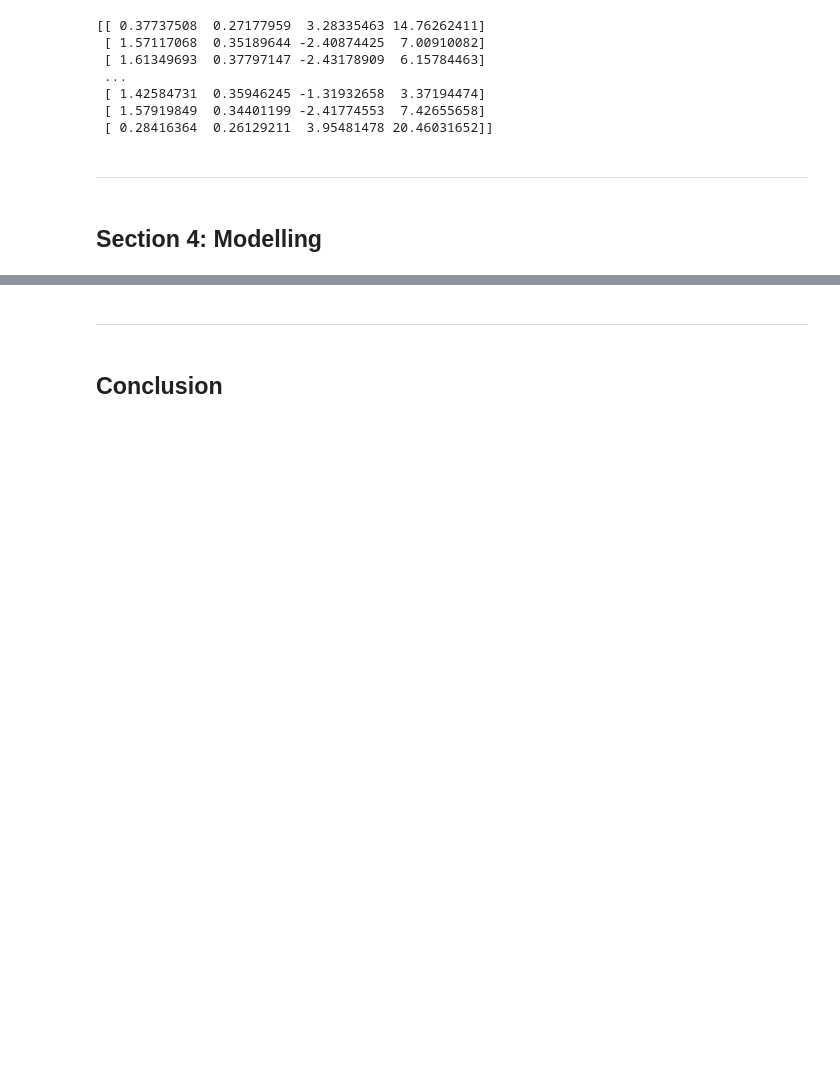
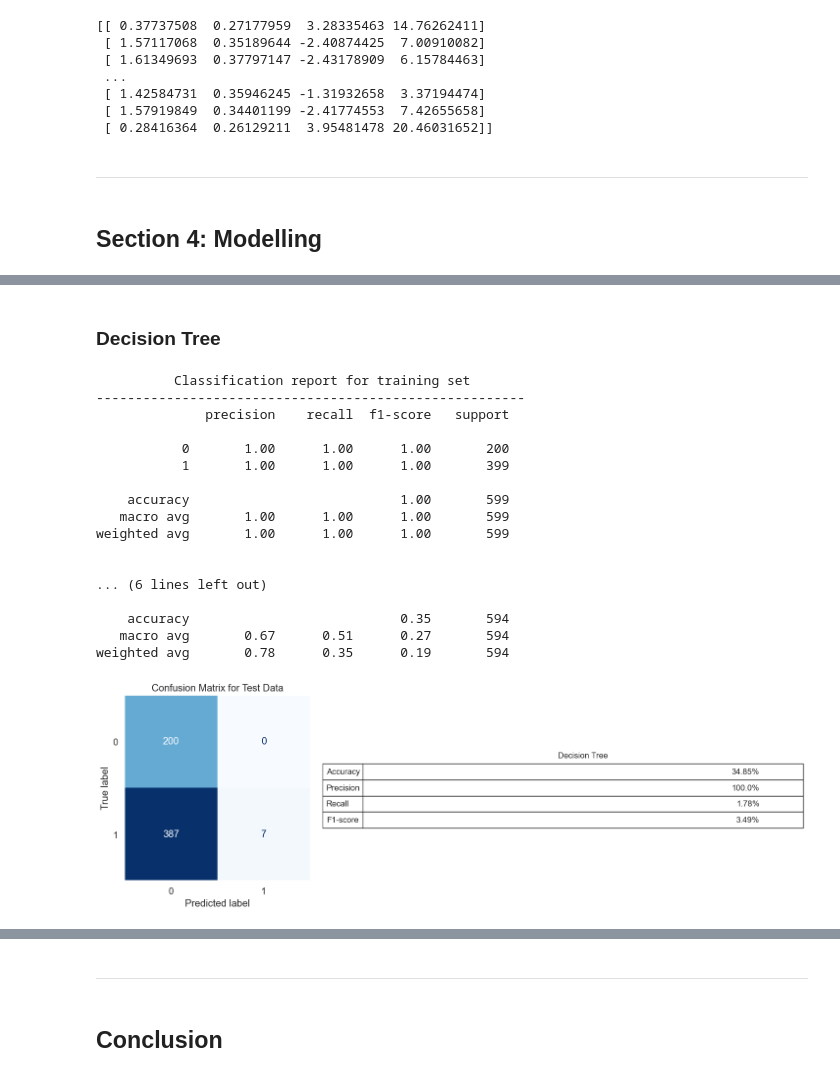
Before and after one commit to DSP-project-ECG/ECG-Classifier-for-LBBB-Detection, a Jupyter notebook: Notebook.ipynb, the cells around one changed output, grey strips where cells are left out. Cells and saved outputs as stored; diff of their text form; code cells hidden in the pictures; blank space fills up the shorter version.

```diff
--- a/Notebook.ipynb
+++ b/Notebook.ipynb
@@ -408,0 +375,25 @@ Test accuracy: 34.85%
+# %% [markdown]
+### Decision Tree
+# %%
+dt = DecisionTreeClassifier(criterion='entropy', max_depth=2, min_samples_split=2)
+dt.fit(X_train, y_train)
+model_evaluation(dt, X_train, X_test, y_train, y_test, 'Decision Tree')
+# %% [output]
+          Classification report for training set
+-------------------------------------------------------
+              precision    recall  f1-score   support
+
+           0       1.00      1.00      1.00       200
+           1       1.00      1.00      1.00       399
+
+    accuracy                           1.00       599
+   macro avg       1.00      1.00      1.00       599
+weighted avg       1.00      1.00      1.00       599
+
+
+... (6 lines left out)
+
+    accuracy                           0.35       594
+   macro avg       0.67      0.51      0.27       594
+weighted avg       0.78      0.35      0.19       594
+[figure, added]
```
Also changed, not shown: parts of 28 cells of this notebook, 2 other files.
